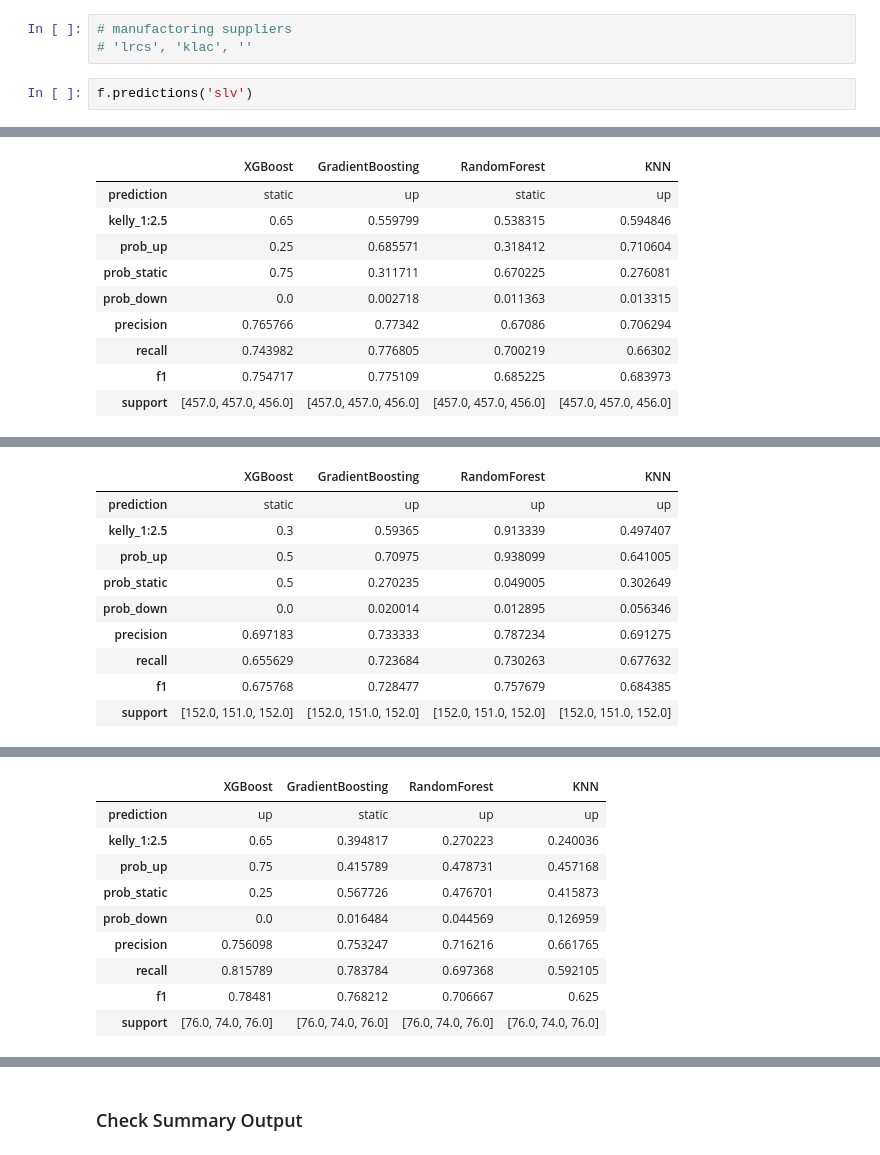
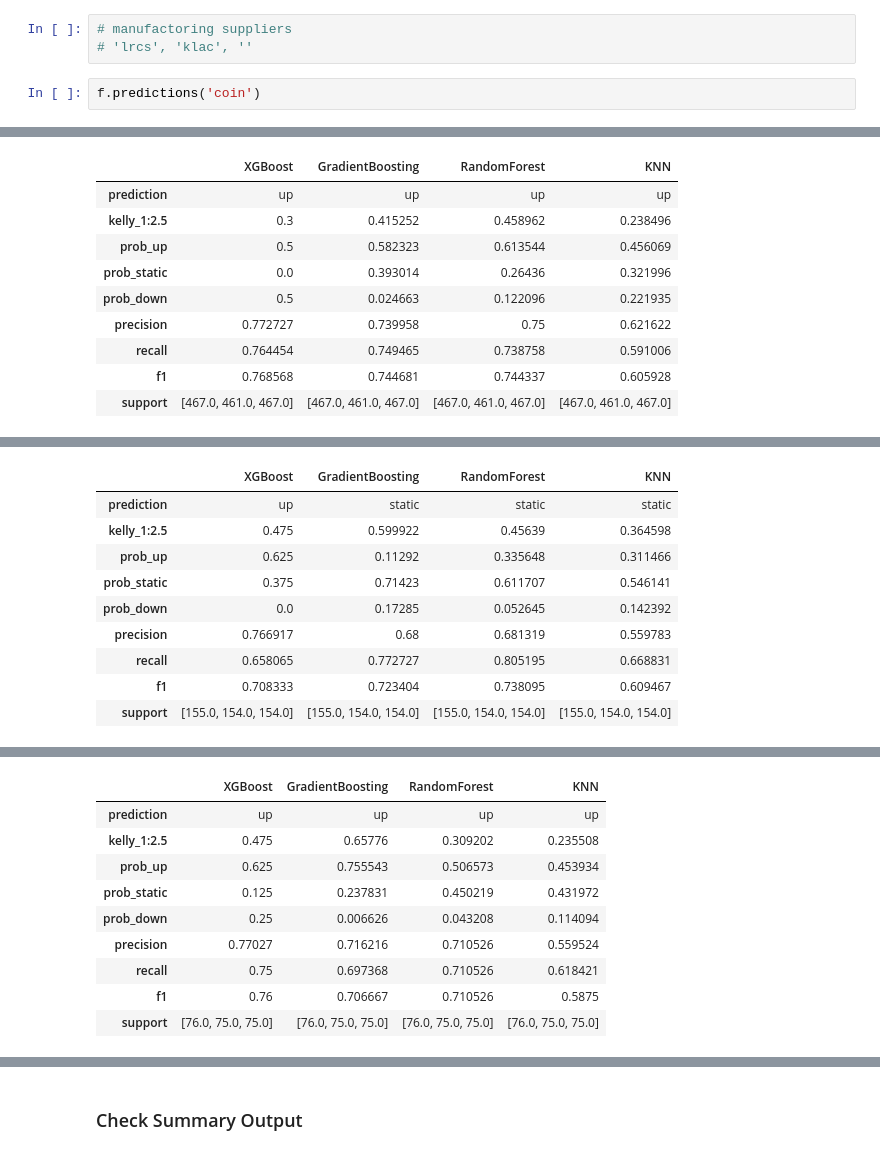
Before and after one commit to yuchild/stock_production, a Jupyter notebook: stock_next_time_frame_predictor.ipynb, the cells around one changed output, grey strips where cells are left out. Drawn from its saved outputs; the diff is of its cells as text.

```diff
--- a/stock_next_time_frame_predictor.ipynb
+++ b/stock_next_time_frame_predictor.ipynb
@@ -43,5 +43,5 @@ from src import functions as f
 # manufactoring suppliers
 # 'lrcs', 'klac', ''
 # %%
-f.predictions('slv')
+f.predictions('coin')
 # %% [output]
@@ -49,10 +49,10 @@ SLV 5m Interval Timestamp: 2024-10-21 03:02:37
 |  | XGBoost | GradientBoosting | RandomForest | KNN |
-| prediction | static | up | static | up |
-| kelly_1:2.5 | 0.65 | 0.559799 | 0.538315 | 0.594846 |
-| prob_up | 0.25 | 0.685571 | 0.318412 | 0.710604 |
-| prob_static | 0.75 | 0.311711 | 0.670225 | 0.276081 |
-| prob_down | 0.0 | 0.002718 | 0.011363 | 0.013315 |
-| precision | 0.765766 | 0.77342 | 0.67086 | 0.706294 |
-| recall | 0.743982 | 0.776805 | 0.700219 | 0.66302 |
-| f1 | 0.754717 | 0.775109 | 0.685225 | 0.683973 |
-| support | [457.0, 457.0, 456.0] | [457.0, 457.0, 456.0] | [457.0, 457.0, 456.0] | [457.0, 457.0, 456.0] |
+| prediction | up | up | up | up |
+| kelly_1:2.5 | 0.3 | 0.415252 | 0.458962 | 0.238496 |
+| prob_up | 0.5 | 0.582323 | 0.613544 | 0.456069 |
+| prob_static | 0.0 | 0.393014 | 0.26436 | 0.321996 |
+| prob_down | 0.5 | 0.024663 | 0.122096 | 0.221935 |
+| precision | 0.772727 | 0.739958 | 0.75 | 0.621622 |
+| recall | 0.764454 | 0.749465 | 0.738758 | 0.591006 |
+| f1 | 0.768568 | 0.744681 | 0.744337 | 0.605928 |
+| support | [467.0, 461.0, 467.0] | [467.0, 461.0, 467.0] | [467.0, 461.0, 467.0] | [467.0, 461.0, 467.0] |
@@ -60,10 +60,10 @@ SLV 15m Interval Timestamp: 2024-10-21 03:02:44
 |  | XGBoost | GradientBoosting | RandomForest | KNN |
-| prediction | static | up | up | up |
-| kelly_1:2.5 | 0.3 | 0.59365 | 0.913339 | 0.497407 |
-| prob_up | 0.5 | 0.70975 | 0.938099 | 0.641005 |
-| prob_static | 0.5 | 0.270235 | 0.049005 | 0.302649 |
-| prob_down | 0.0 | 0.020014 | 0.012895 | 0.056346 |
-| precision | 0.697183 | 0.733333 | 0.787234 | 0.691275 |
-| recall | 0.655629 | 0.723684 | 0.730263 | 0.677632 |
-| f1 | 0.675768 | 0.728477 | 0.757679 | 0.684385 |
-| support | [152.0, 151.0, 152.0] | [152.0, 151.0, 152.0] | [152.0, 151.0, 152.0] | [152.0, 151.0, 152.0] |
+| prediction | up | static | static | static |
+| kelly_1:2.5 | 0.475 | 0.599922 | 0.45639 | 0.364598 |
+| prob_up | 0.625 | 0.11292 | 0.335648 | 0.311466 |
+| prob_static | 0.375 | 0.71423 | 0.611707 | 0.546141 |
+| prob_down | 0.0 | 0.17285 | 0.052645 | 0.142392 |
+| precision | 0.766917 | 0.68 | 0.681319 | 0.559783 |
+| recall | 0.658065 | 0.772727 | 0.805195 | 0.668831 |
+| f1 | 0.708333 | 0.723404 | 0.738095 | 0.609467 |
+| support | [155.0, 154.0, 154.0] | [155.0, 154.0, 154.0] | [155.0, 154.0, 154.0] | [155.0, 154.0, 154.0] |
@@ -71,10 +71,10 @@ SLV 30m Interval Timestamp: 2024-10-21 03:02:47
 |  | XGBoost | GradientBoosting | RandomForest | KNN |
-| prediction | up | static | up | up |
-| kelly_1:2.5 | 0.65 | 0.394817 | 0.270223 | 0.240036 |
-| prob_up | 0.75 | 0.415789 | 0.478731 | 0.457168 |
-| prob_static | 0.25 | 0.567726 | 0.476701 | 0.415873 |
-| prob_down | 0.0 | 0.016484 | 0.044569 | 0.126959 |
-| precision | 0.756098 | 0.753247 | 0.716216 | 0.661765 |
-| recall | 0.815789 | 0.783784 | 0.697368 | 0.592105 |
-| f1 | 0.78481 | 0.768212 | 0.706667 | 0.625 |
-| support | [76.0, 74.0, 76.0] | [76.0, 74.0, 76.0] | [76.0, 74.0, 76.0] | [76.0, 74.0, 76.0] |
+| prediction | up | up | up | up |
+| kelly_1:2.5 | 0.475 | 0.65776 | 0.309202 | 0.235508 |
+| prob_up | 0.625 | 0.755543 | 0.506573 | 0.453934 |
+| prob_static | 0.125 | 0.237831 | 0.450219 | 0.431972 |
+| prob_down | 0.25 | 0.006626 | 0.043208 | 0.114094 |
+| precision | 0.77027 | 0.716216 | 0.710526 | 0.559524 |
+| recall | 0.75 | 0.697368 | 0.710526 | 0.618421 |
+| f1 | 0.76 | 0.706667 | 0.710526 | 0.5875 |
+| support | [76.0, 75.0, 75.0] | [76.0, 75.0, 75.0] | [76.0, 75.0, 75.0] | [76.0, 75.0, 75.0] |
```
Also changed, not shown: parts of 1 cell of this notebook, 14 other files.
